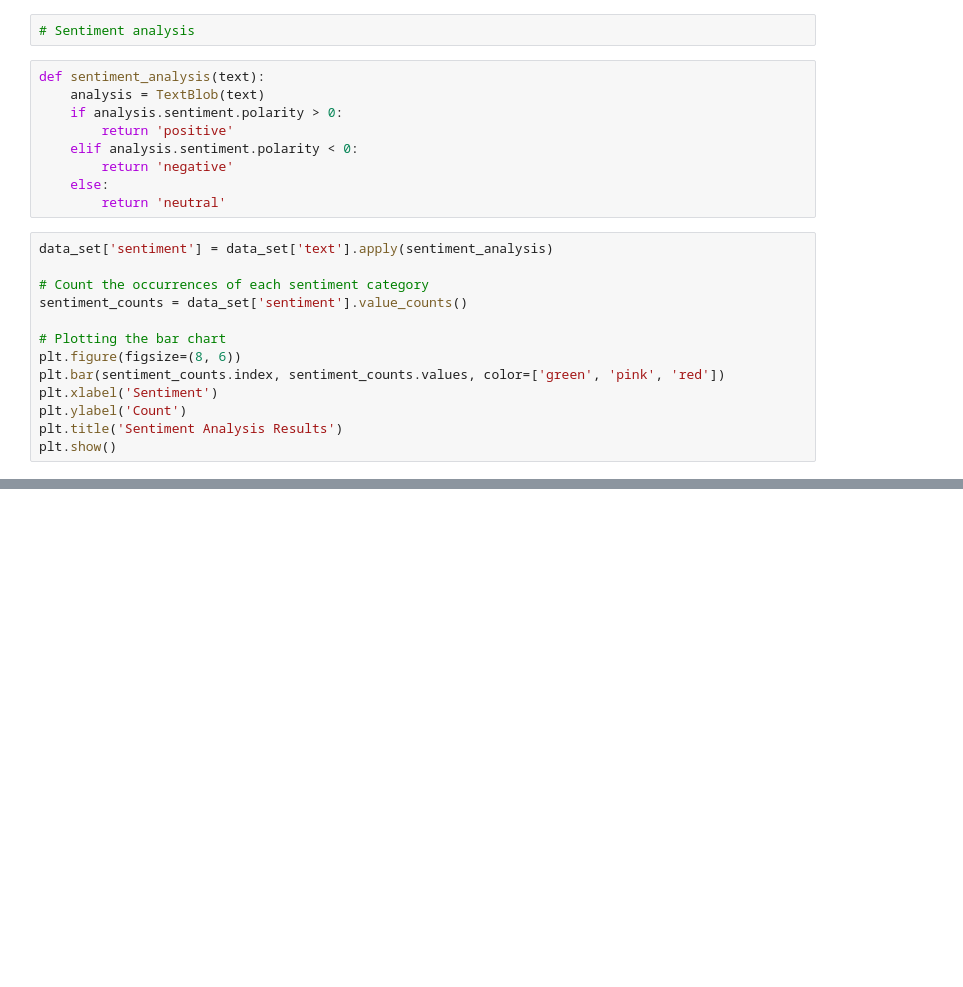
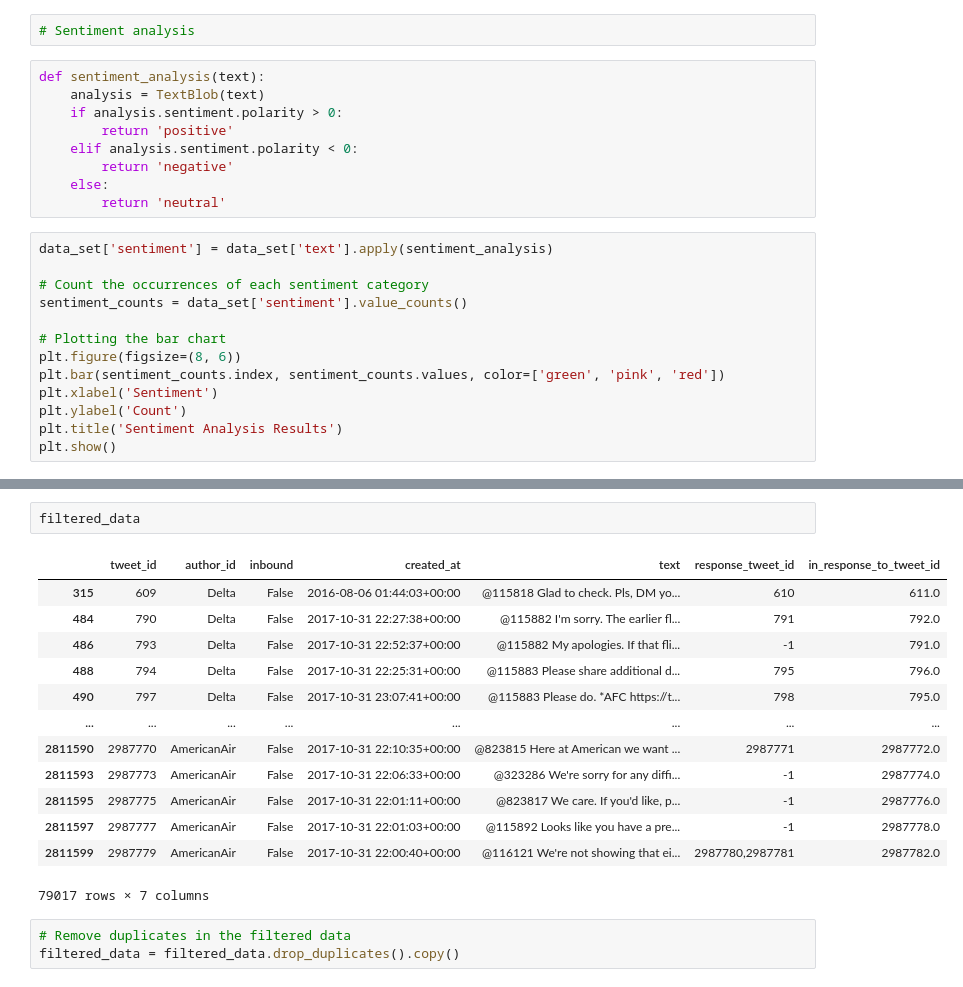
Before and after one commit to efloresz/Data-NotebookEF, a Jupyter notebook: Week5Deliverable.ipynb, the cells around one changed output, grey strips where cells are left out. Drawn from its saved outputs; the diff is of its cells as text; blank space fills up the shorter version.

```diff
--- a/Week5Deliverable.ipynb
+++ b/Week5Deliverable.ipynb
@@ -134,0 +152,19 @@ Organize your work by step-by-step
+# %%
+filtered_data
+# %% [output]
+|  | tweet_id | author_id | inbound | created_at | text | response_tweet_id | in_response_to_tweet_id |
+| 315 | 609 | Delta | False | 2016-08-06 01:44:03+00:00 | @115818 Glad to check. Pls, DM yo... | 610 | 611.0 |
+| 484 | 790 | Delta | False | 2017-10-31 22:27:38+00:00 | @115882 I'm sorry. The earlier fl... | 791 | 792.0 |
+| 486 | 793 | Delta | False | 2017-10-31 22:52:37+00:00 | @115882 My apologies. If that fli... | -1 | 791.0 |
+| 488 | 794 | Delta | False | 2017-10-31 22:25:31+00:00 | @115883 Please share additional d... | 795 | 796.0 |
+| 490 | 797 | Delta | False | 2017-10-31 23:07:41+00:00 | @115883 Please do. *AFC https://t... | 798 | 795.0 |
+| ... | ... | ... | ... | ... | ... | ... | ... |
+| 2811590 | 2987770 | AmericanAir | False | 2017-10-31 22:10:35+00:00 | @823815 Here at American we want ... | 2987771 | 2987772.0 |
+| 2811593 | 2987773 | AmericanAir | False | 2017-10-31 22:06:33+00:00 | @323286 We're sorry for any diffi... | -1 | 2987774.0 |
+| 2811595 | 2987775 | AmericanAir | False | 2017-10-31 22:01:11+00:00 | @823817 We care. If you'd like, p... | -1 | 2987776.0 |
+| 2811597 | 2987777 | AmericanAir | False | 2017-10-31 22:01:03+00:00 | @115892 Looks like you have a pre... | -1 | 2987778.0 |
+| 2811599 | 2987779 | AmericanAir | False | 2017-10-31 22:00:40+00:00 | @116121 We're not showing that ei... | 2987780,2987781 | 2987782.0 |
+79017 rows × 7 columns
+# %%
+# Remove duplicates in the filtered data
+filtered_data = filtered_data.drop_duplicates().copy()
```
Also changed, not shown: parts of 32 cells of this notebook.
